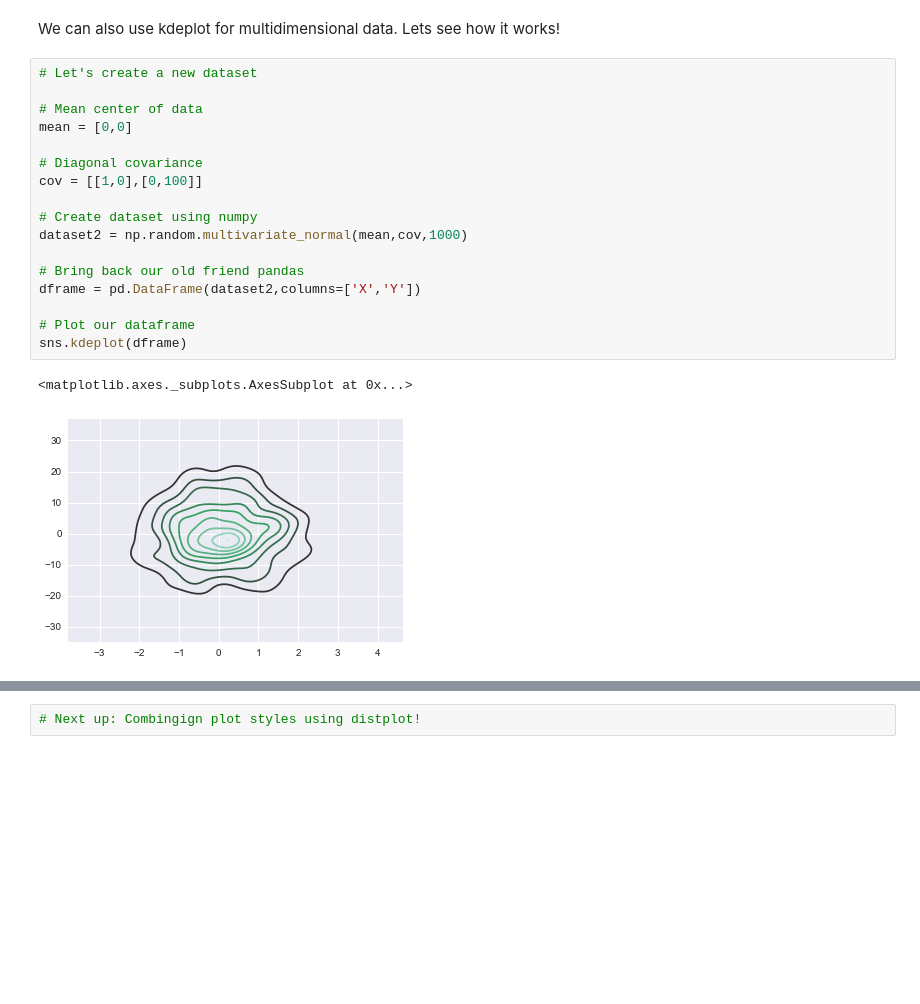
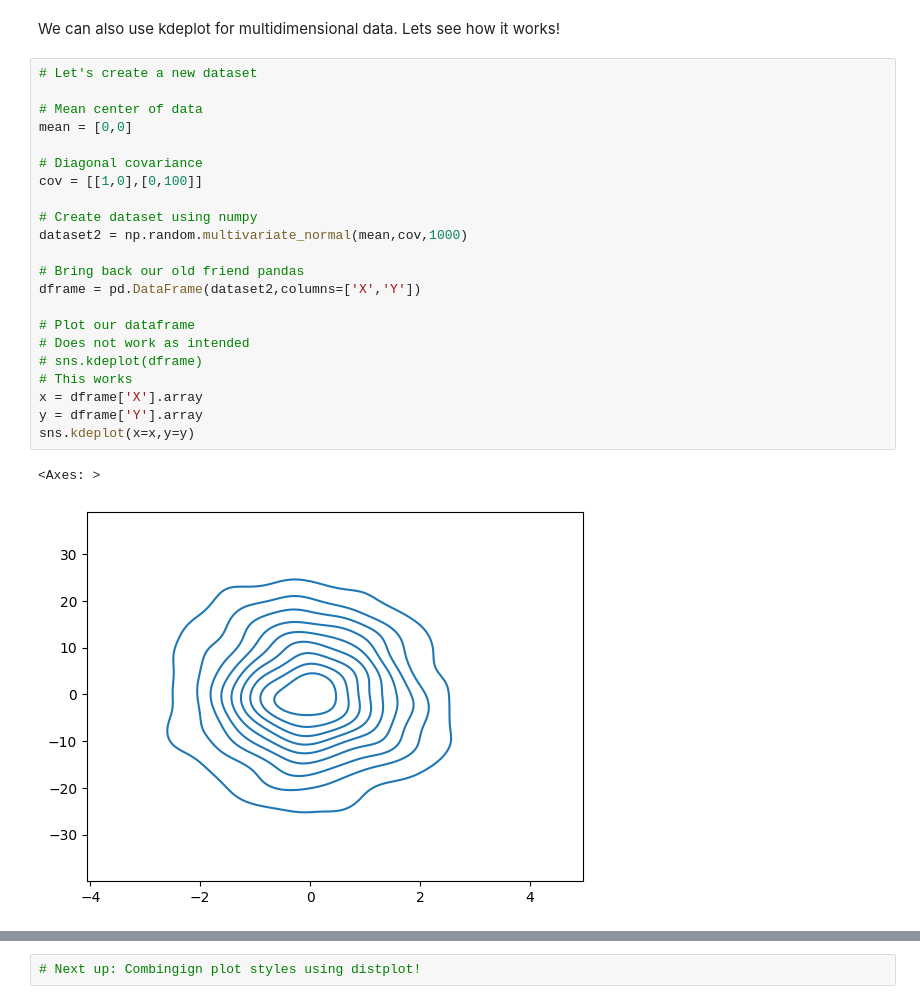
Before and after one commit to Depisdrul/Udemy-notes, a Jupyter notebook: Lec_49_Kernel_Density_Estimation_Plots.ipynb, the cells around one changed output, grey strips where cells are left out. Cells and saved outputs as stored; diff of their text form; blank space fills up the shorter version.

```diff
--- a/Lec_49_Kernel_Density_Estimation_Plots.ipynb
+++ b/Lec_49_Kernel_Density_Estimation_Plots.ipynb
@@ -158,22 +221,27 @@ We can also use kdeplot for multidimensional data. Lets see how it works!
 # %%
 # Let's create a new dataset
 
 # Mean center of data
 mean = [0,0]
 
 # Diagonal covariance
 cov = [[1,0],[0,100]]
 
 # Create dataset using numpy
 dataset2 = np.random.multivariate_normal(mean,cov,1000)
 
 # Bring back our old friend pandas
 dframe = pd.DataFrame(dataset2,columns=['X','Y'])
 
 # Plot our dataframe
-sns.kdeplot(dframe)
+# Does not work as intended
+# sns.kdeplot(dframe)
+# This works
+x = dframe['X'].array
+y = dframe['Y'].array
+sns.kdeplot(x=x,y=y)
 # %% [output]
-<matplotlib.axes._subplots.AxesSubplot at 0x...>
+<Axes: >
-[figure, old version]
+[figure, new version]
 # %%
 # We could have also passed two vectors seperately, and shade
```
Also changed, not shown: parts of 15 cells of this notebook, 7 other files.
